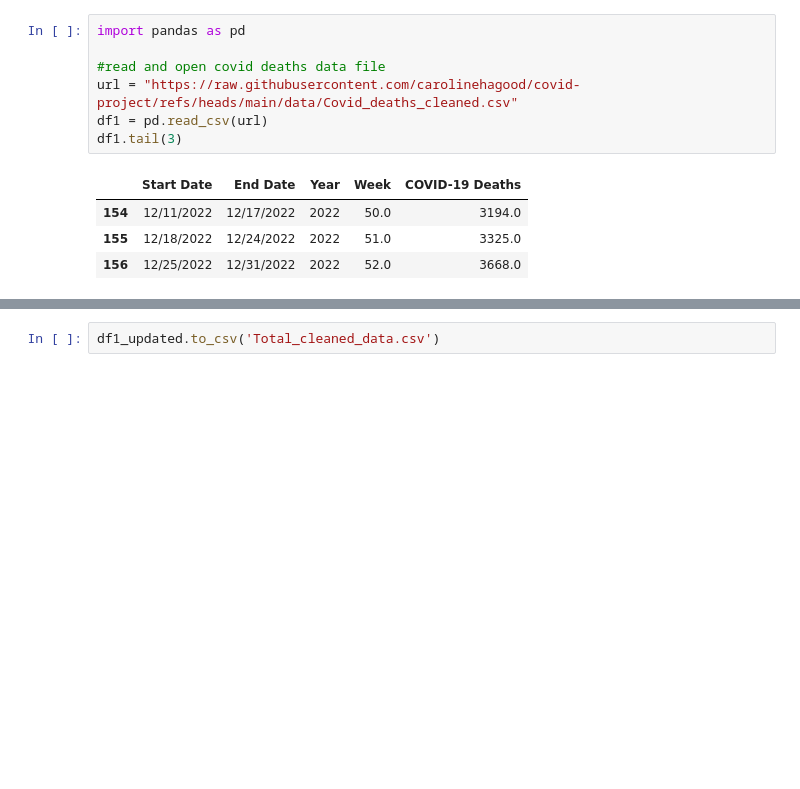
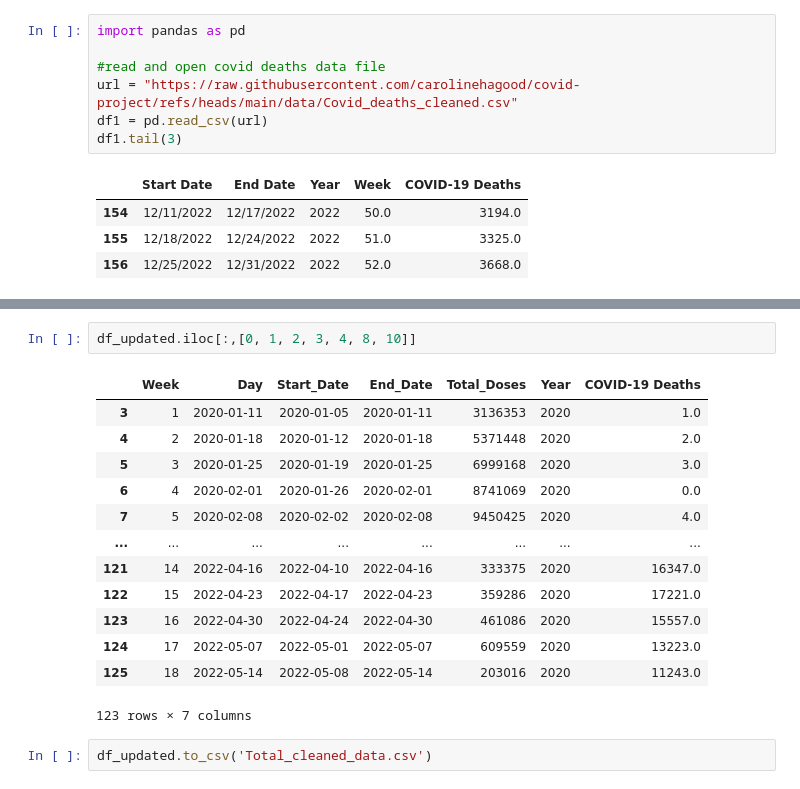
Before and after one commit to carolinehagood/covid-project, a Jupyter notebook: Combining_data.ipynb, the cells around one changed output, grey strips where cells are left out. Drawn from its saved outputs; the diff is of its cells as text; blank space fills up the shorter version.

```diff
--- a/Combining_data.ipynb
+++ b/Combining_data.ipynb
@@ -37,2 +140,18 @@ df1_updated.head(3)
+# %%
+df_updated.iloc[:,[0, 1, 2, 3, 4, 8, 10]]
+# %% [output]
+|  | Week | Day | Start_Date | End_Date | Total_Doses | Year | COVID-19 Deaths |
+| 3 | 1 | 2020-01-11 | 2020-01-05 | 2020-01-11 | 3136353 | 2020 | 1.0 |
+| 4 | 2 | 2020-01-18 | 2020-01-12 | 2020-01-18 | 5371448 | 2020 | 2.0 |
+| 5 | 3 | 2020-01-25 | 2020-01-19 | 2020-01-25 | 6999168 | 2020 | 3.0 |
+| 6 | 4 | 2020-02-01 | 2020-01-26 | 2020-02-01 | 8741069 | 2020 | 0.0 |
+| 7 | 5 | 2020-02-08 | 2020-02-02 | 2020-02-08 | 9450425 | 2020 | 4.0 |
+| ... | ... | ... | ... | ... | ... | ... | ... |
+| 121 | 14 | 2022-04-16 | 2022-04-10 | 2022-04-16 | 333375 | 2020 | 16347.0 |
+| 122 | 15 | 2022-04-23 | 2022-04-17 | 2022-04-23 | 359286 | 2020 | 17221.0 |
+| 123 | 16 | 2022-04-30 | 2022-04-24 | 2022-04-30 | 461086 | 2020 | 15557.0 |
+| 124 | 17 | 2022-05-07 | 2022-05-01 | 2022-05-07 | 609559 | 2020 | 13223.0 |
+| 125 | 18 | 2022-05-14 | 2022-05-08 | 2022-05-14 | 203016 | 2020 | 11243.0 |
+123 rows × 7 columns
 # %%
-df1_updated.to_csv('Total_cleaned_data.csv')
+df_updated.to_csv('Total_cleaned_data.csv')
```
Also changed, not shown: parts of 14 cells of this notebook.
